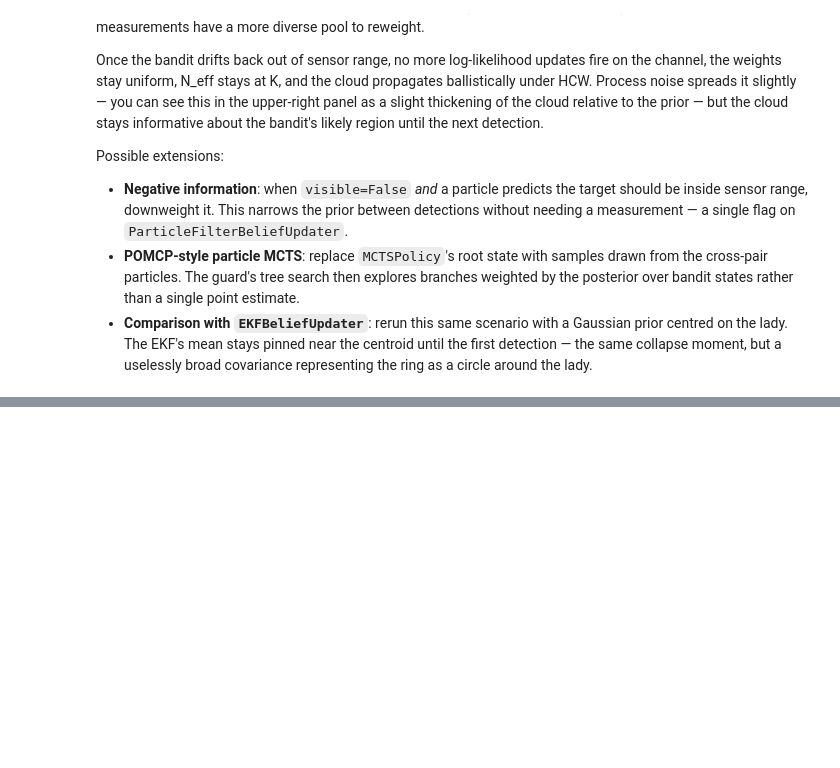
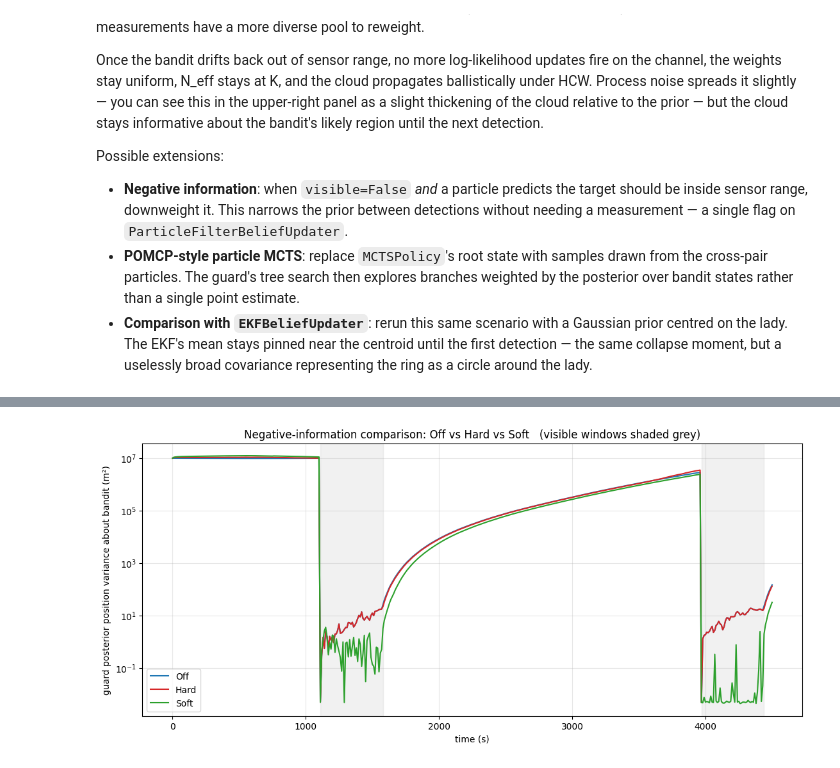
Before and after one commit to sisl/OrbitalGym, a Jupyter notebook: examples/lbg_ring_pf_intercept.ipynb, the cells around one changed output, grey strips where cells are left out. Cells and saved outputs as stored; diff of their text form; code cells hidden in the pictures; blank space fills up the shorter version.

```diff
--- a/examples/lbg_ring_pf_intercept.ipynb
+++ b/examples/lbg_ring_pf_intercept.ipynb
@@ -606,0 +628,93 @@ Possible extensions:
+# %%
+import dataclasses
+
+from orbital_game.observations.negative_info import Hard, Off, Soft
+
+
+def _run_pf_rollout(updater):
+    """Re-run the manual rollout from Section 3 with a given PF updater.
+
+    Returns a stacked belief history (T+1, ...) covering t=0..n_steps so
+    we can inspect how each negative-information mode evolves the cloud.
+    """
+    key = jax.random.PRNGKey(7)
+    key, k_reset, k_init = jax.random.split(key, 3)
+    state, _ = env.reset(k_reset)
+    belief = pf_initializer(state, Side.GUARD, k_init)
+    beliefs = [belief]
+    for _ in range(n_steps):
+        key, k_g, k_b, k_env, k_obs, k_pf = jax.random.split(key, 6)
+        g_action, _ = guard_policy(None, None, k_g, state.t)
+        b_action, _ = bandit_policy(None, None, k_b, state.t)
+        actions = Actions(sides=BySide(guard=g_action, bandit=b_action))
+        step_out = env.step(k_env, state, actions)
+        next_state = step_out.state
+        obs_channels = env.guard_observation_fn(
+            next_state, actions, Side.GUARD, env.config, k_obs, next_state.t,
+        )
+        belief = updater(belief, obs_channels, g_action.dv, Side.GUARD, k_pf)
+        state = next_state
+        beliefs.append(belief)
+    return jax.tree_util.tree_map(lambda *xs: jnp.stack(xs, axis=0), *beliefs)
+
+
+def _guard_belief_variance_about_bandit(history):
+    """Posterior position-variance for the cross-pair (guard, bandit).
+
+    history.particles: (T, N_obs, N_total, K, d) — guard's belief
+    Returns shape (T,) — variance trace at observer 0, target 1.
+    """
+    weights = jax.nn.softmax(history.log_weights, axis=-1)  # (T, N_obs, N_total, K)
+    mean = jnp.einsum("...k,...kd->...d", weights, history.particles)  # (T, ..., d)
+    diff = history.particles - mean[..., None, :]
+    sq = jnp.sum(diff[..., :2] * diff[..., :2], axis=-1)  # position-only, (T, ..., K)
+    variance = jnp.einsum("...k,...k->...", weights, sq)  # (T, N_obs, N_total)
+    # 1 guard + 1 bandit -> observer 0 (guard), target 1 (bandit cross-pair).
+    return variance[:, 0, 1]
+
+
+# Soft softness = 5% of sensor range; one entry per observation channel
+# (RangeLimitedObservation returns a 1-tuple, so a single positive value).
+soft_softness = 0.05 * SENSOR_RANGE_M
+modes = {
+    'Off': Off(),
+    'Hard': Hard(),
+    'Soft': Soft(softness_per_channel=(soft_softness,)),
+}
+
+variances = {}
+n_eff_traces = {}
+for name, mode in modes.items():
+    updater_mode = dataclasses.replace(pf_updater, negative_info=mode)
+    hist = _run_pf_rollout(updater_mode)
+    variances[name] = np.asarray(_guard_belief_variance_about_bandit(hist))
+    n_eff_traces[name] = np.asarray(hist.n_eff[:, 0, 1])
+
+t_axis_cmp = np.arange(n_steps + 1) * cfg.dt
+
+fig, ax = plt.subplots(figsize=(11, 5), constrained_layout=True)
+colors = {'Off': 'C0', 'Hard': 'C3', 'Soft': 'C2'}
+for name in ['Off', 'Hard', 'Soft']:
+    ax.plot(t_axis_cmp, variances[name], color=colors[name], linewidth=1.5,
+            label=f'{name}')
+# Shade visible windows so the role of negative information (during
+# non-visible windows) is visually obvious.
+vis_pad = np.concatenate([[0], visible_history.astype(int), [0]])
+starts = np.where(np.diff(vis_pad) == 1)[0]
+ends = np.where(np.diff(vis_pad) == -1)[0]
+for s, e in zip(starts, ends, strict=True):
+    ax.axvspan((s + 1) * cfg.dt, (e + 1) * cfg.dt, color='C7', alpha=0.10)
+ax.set_yscale('log')
+ax.set_xlabel('time (s)')
+ax.set_ylabel('guard posterior position variance about bandit (m²)')
+ax.set_title('Negative-information comparison: Off vs Hard vs Soft   '
+             '(visible windows shaded grey)')
+ax.legend(loc='best', fontsize=10)
+ax.grid(alpha=0.3, which='both')
+plt.show()
+
+print('Final-step variance (m^2):')
+for name in ['Off', 'Hard', 'Soft']:
+    print(f'  {name:5s}  {variances[name][-1]:.3e}')
+# %% [output]
+[figure, added]
```
Also changed, not shown: parts of 8 cells of this notebook, 17 other files.
